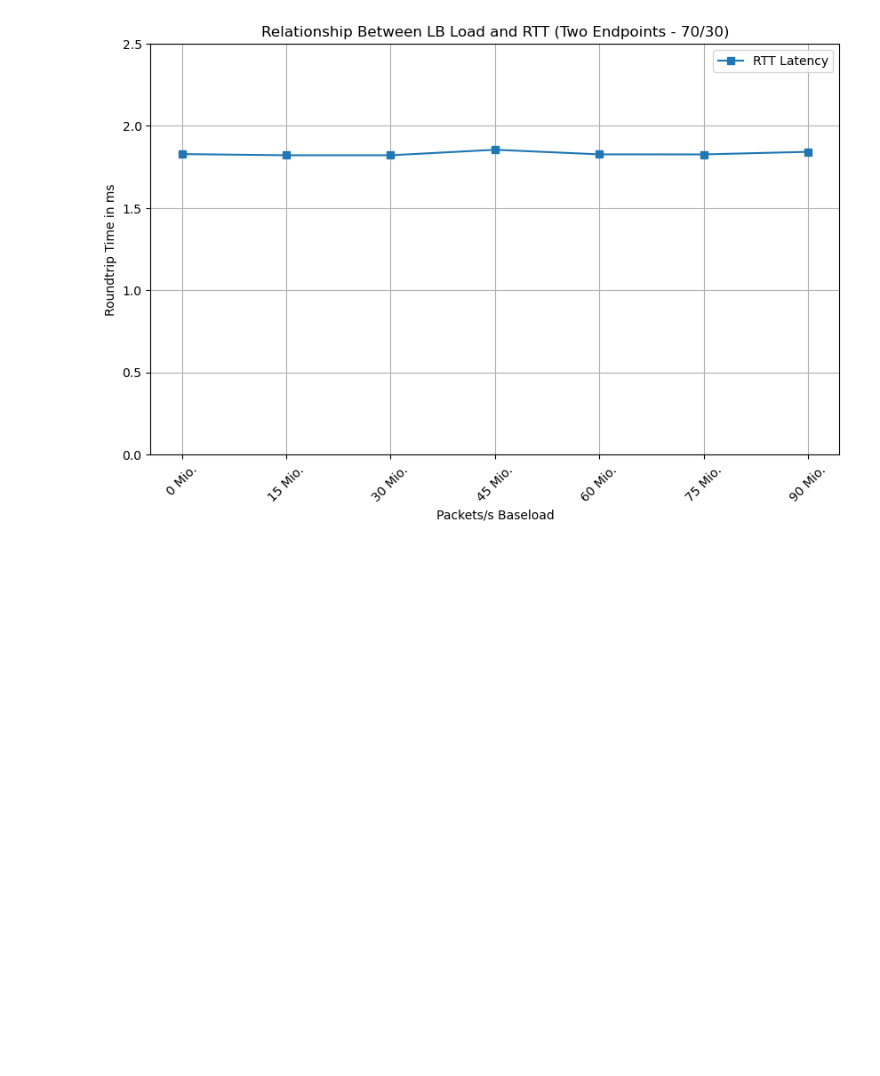
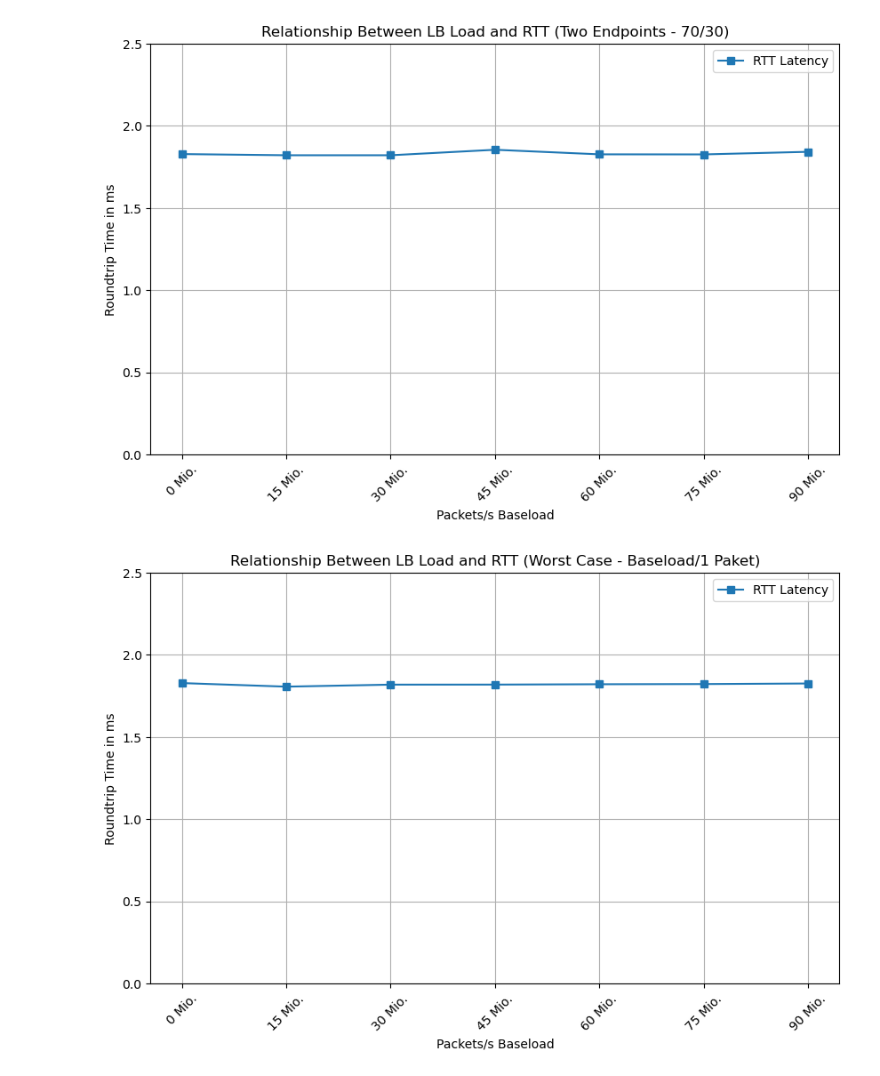
Before and after one commit to gespel/Bachelorarbeit, a Jupyter notebook: notebooks/latency.ipynb, the cells around one changed output. Drawn from its saved outputs; the diff is of its cells as text; code cells hidden in the pictures; blank space fills up the shorter version.

Commit message:
last graph

```diff
--- a/notebooks/latency.ipynb
+++ b/notebooks/latency.ipynb
@@ -96,3 +96,21 @@ plt.legend()
 plt.show()
 # %% [output]
 [figure]
+# %%
+import matplotlib.pyplot as plt
+
+x = [0, 15000000, 30000000, 45000000, 60000000, 75000000, 90000000]
+y = [1.828419, 1.806570, 1.818861, 1.819119, 1.821324, 1.822464, 1.825892]
+plt.figure(figsize=(10, 6))
+plt.grid(True)
+plt.ylim(0, 2.5)
+
+plt.plot(x, y, "-s", label="RTT Latency")
+plt.title("Relationship Between LB Load and RTT (Worst Case - Baseload/1 Paket)")
+plt.xlabel("Packets/s Baseload")
+plt.xticks(x, [str(int(val/1_000_000)) + " Mio." for val in x], rotation=45)
+plt.ylabel("Roundtrip Time in ms")
+plt.legend()
+plt.show()
+# %% [output]
+[figure, added]
```
